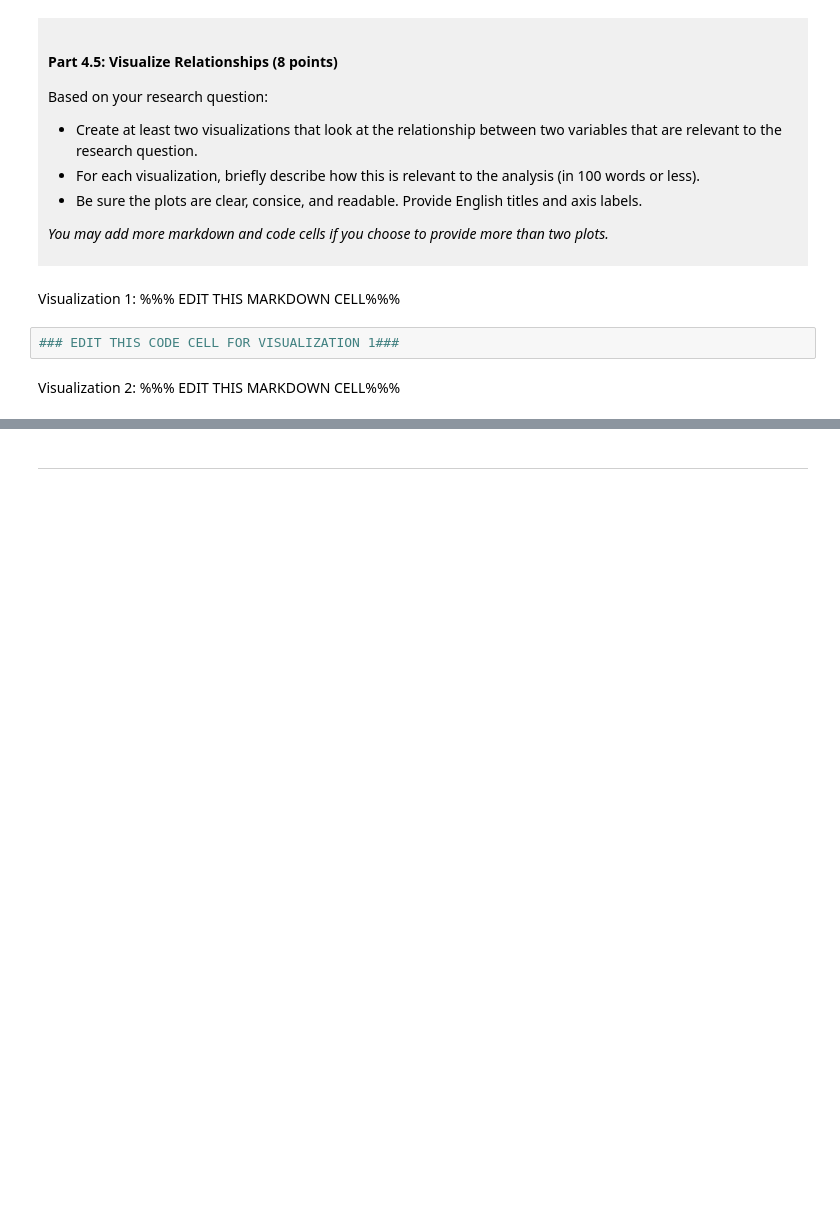
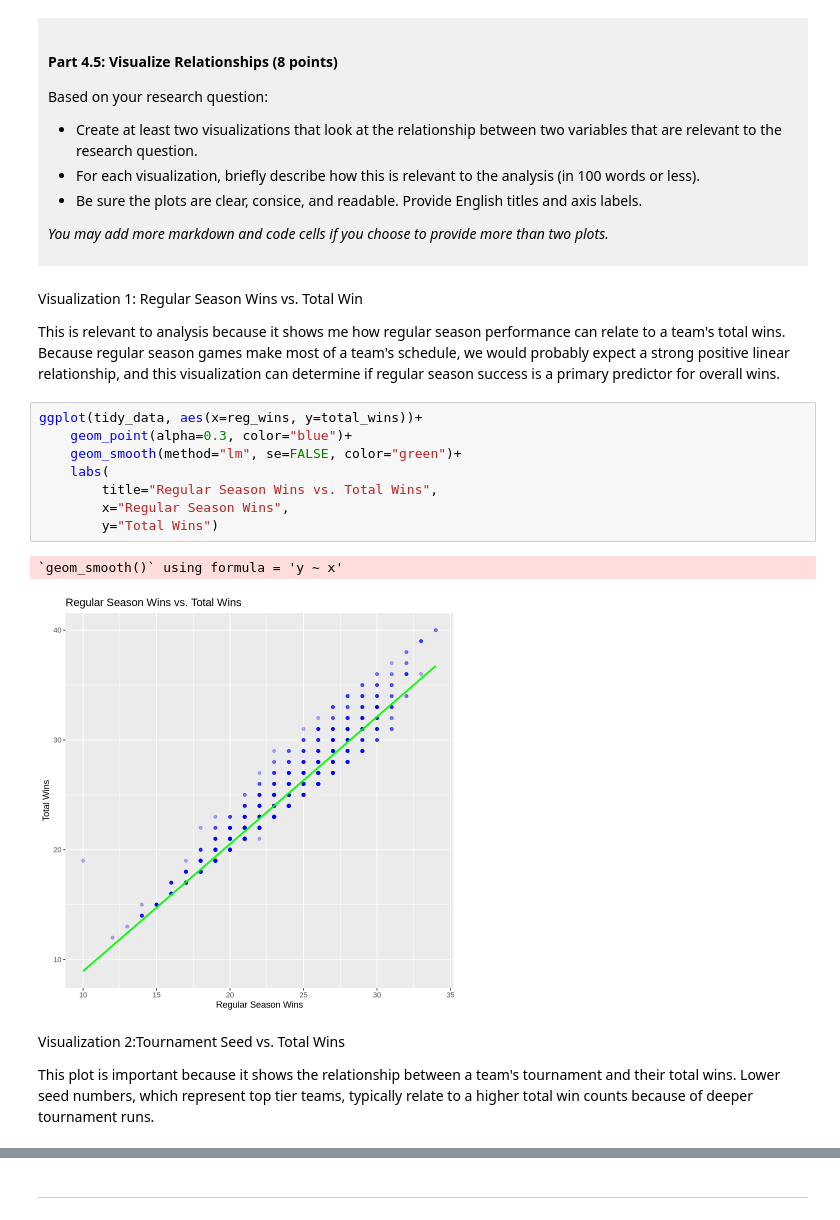
Before and after one commit to eileent0922/dsci-100-project-eileen-tang, a Jupyter notebook: dsci-100-project-notebook.ipynb, the cells around one changed output, grey strips where cells are left out. Drawn from its saved outputs; the diff is of its cells as text; blank space fills up the shorter version.

Commit message:
Finished descriptive stats, plotted variables, and planned analysis

```diff
--- a/dsci-100-project-notebook.ipynb
+++ b/dsci-100-project-notebook.ipynb
@@ -315,9 +342,22 @@ Based on your research question:
 *You may add more markdown and code cells if you choose to provide more than two plots.*
 </div>
 # %% [markdown]
-Visualization 1: %%% EDIT THIS MARKDOWN CELL%%%
+Visualization 1: Regular Season Wins vs. Total Win
+
+This is relevant to analysis because it shows me how regular season performance can relate to a team's total wins. Because regular season games make most of a team's schedule, we would probably expect a strong positive linear relationship, and this visualization can determine if regular season success is a primary predictor for overall wins.
 # %%
-### EDIT THIS CODE CELL FOR VISUALIZATION 1###
+ggplot(tidy_data, aes(x=reg_wins, y=total_wins))+
+    geom_point(alpha=0.3, color="blue")+
+    geom_smooth(method="lm", se=FALSE, color="green")+
+    labs(
+        title="Regular Season Wins vs. Total Wins",
+        x="Regular Season Wins",
+        y="Total Wins")
+# %% [output]
+`geom_smooth()` using formula = 'y ~ x'
+[figure, added]
 # %% [markdown]
-Visualization 2: %%% EDIT THIS MARKDOWN CELL%%%
+Visualization 2:Tournament Seed vs. Total Wins
+
+This plot is important because it shows the relationship between a team's tournament and their total wins. Lower seed numbers, which represent top tier teams, typically relate to a higher total win counts because of deeper tournament runs.
 # %%
```
Also changed, not shown: parts of 9 cells of this notebook.
